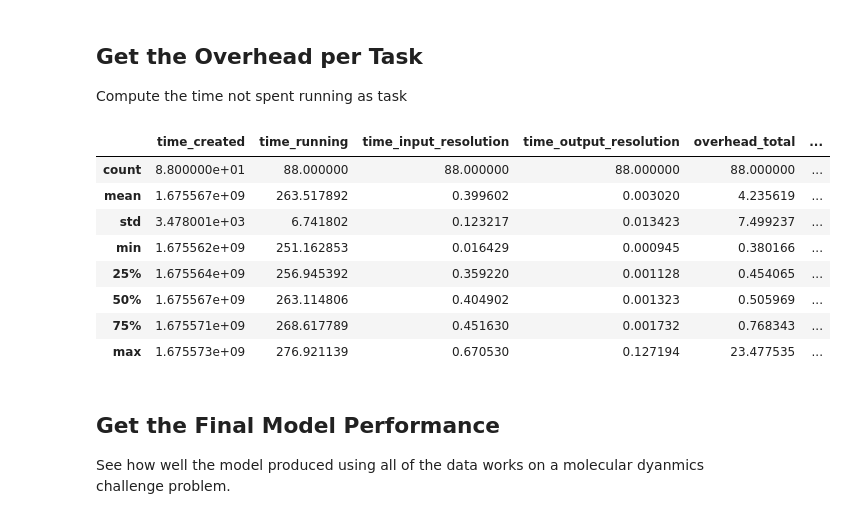
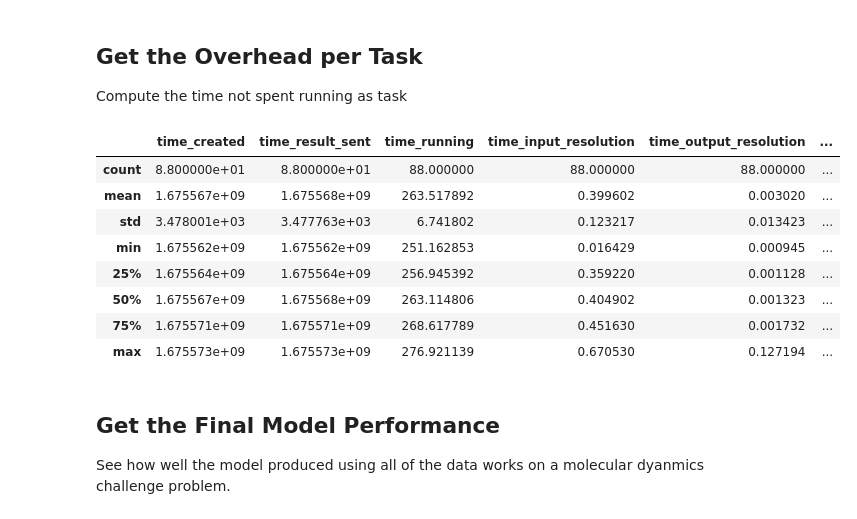
Before and after one commit to exalearn/multi-site-campaigns, a Jupyter notebook: finetuning-surrogates/notebooks/0_post-process-runs.ipynb, the cells around one changed output. Cells and saved outputs as stored; diff of their text form; code cells hidden in the pictures.

```diff
--- a/finetuning-surrogates/notebooks/0_post-process-runs.ipynb
+++ b/finetuning-surrogates/notebooks/0_post-process-runs.ipynb
@@ -317,45 +317,45 @@ def get_overhead_times(results: pd.DataFrame) -> pd.DataFrame:
         if x is None or len(x) == 0:
             return 0
         return sum(x['resolve']['avg_time_ms'] * x['resolve']['calls'] for x in x.values() if 'resolve' in x) / 1000
     tasks['time_input_resolution'] = tasks['proxy_timing'].apply(_get_resolve_time)
 
     # Get the time waiting for the result to show up
     def _get_resolve(x):
         if 'result_proxy_stats' not in x or 'resolve' not in x['result_proxy_stats']:
             return 0
         return x['result_proxy_stats']['resolve']['avg_time_ms'] / 1000
     tasks['time_output_resolution'] = tasks['task_info'].apply(_get_resolve)
 
     # Get the total overhead
     #  Total elapsed: (Result received + + all outputs resolved) - time started
     #  Total running: Time running - time to resolve inputs
-    tasks['overhead_total'] = tasks['time_result_received'] - tasks['time_created'] - (tasks['time_running'] - tasks['time_input_resolution'])
+    tasks['overhead_total'] = tasks['time_result_sent'] - tasks['time_created'] - (tasks['time_running'] - tasks['time_input_resolution'])
     tasks['overhead_sending'] = tasks['time_compute_started'] - tasks['time_created'] - tasks['time_serialize_inputs'] + tasks['time_input_resolution']
 
     # Compute the time compute finished
     tasks['time_compute_done'] = tasks['time_compute_started'] + tasks['time_deserialize_inputs'] + tasks['time_async_resolve_proxies'] + tasks['time_running']
 
     # Compute the difference between the completion time and when it was received by the thinker
     serialization_cols = [c for c in tasks.columns if 'serialize' in c]
     tasks['overhead_serialization'] = tasks[serialization_cols].sum(axis=1)
 
     # Compute the receiving component
-    tasks['overhead_reporting'] = tasks['time_result_received'] - tasks['time_compute_done'] + tasks['time_output_resolution']
+    tasks['overhead_reporting'] = tasks['time_result_sent'] - tasks['time_compute_done']
 
     # Only return a subset of the calculations
     overhead_cols = [c for c in tasks.columns if c.startswith('overhead')]
-    return tasks[['method', 'machine', 'time_created', 'time_running', 'time_input_resolution', 'time_output_resolution'] + overhead_cols]
+    return tasks[['method', 'machine', 'time_created', 'time_result_sent', 'time_running', 'time_input_resolution', 'time_output_resolution'] + overhead_cols]
 get_overhead_times(results).query('method=="train"').describe()
 # %% [output]
-|  | time_created | time_running | time_input_resolution | time_output_resolution | overhead_total | ... |
-| count | 8.800000e+01 | 88.000000 | 88.000000 | 88.000000 | 88.000000 | ... |
-| mean | 1.675567e+09 | 263.517892 | 0.399602 | 0.003020 | 4.235619 | ... |
-| std | 3.478001e+03 | 6.741802 | 0.123217 | 0.013423 | 7.499237 | ... |
-| min | 1.675562e+09 | 251.162853 | 0.016429 | 0.000945 | 0.380166 | ... |
-| 25% | 1.675564e+09 | 256.945392 | 0.359220 | 0.001128 | 0.454065 | ... |
-| 50% | 1.675567e+09 | 263.114806 | 0.404902 | 0.001323 | 0.505969 | ... |
-| 75% | 1.675571e+09 | 268.617789 | 0.451630 | 0.001732 | 0.768343 | ... |
-| max | 1.675573e+09 | 276.921139 | 0.670530 | 0.127194 | 23.477535 | ... |
+|  | time_created | time_result_sent | time_running | time_input_resolution | time_output_resolution | ... |
+| count | 8.800000e+01 | 8.800000e+01 | 88.000000 | 88.000000 | 88.000000 | ... |
+| mean | 1.675567e+09 | 1.675568e+09 | 263.517892 | 0.399602 | 0.003020 | ... |
+| std | 3.478001e+03 | 3.477763e+03 | 6.741802 | 0.123217 | 0.013423 | ... |
+| min | 1.675562e+09 | 1.675562e+09 | 251.162853 | 0.016429 | 0.000945 | ... |
+| 25% | 1.675564e+09 | 1.675564e+09 | 256.945392 | 0.359220 | 0.001128 | ... |
+| 50% | 1.675567e+09 | 1.675568e+09 | 263.114806 | 0.404902 | 0.001323 | ... |
+| 75% | 1.675571e+09 | 1.675571e+09 | 268.617789 | 0.451630 | 0.001732 | ... |
+| max | 1.675573e+09 | 1.675573e+09 | 276.921139 | 0.670530 | 0.127194 | ... |
 # %% [markdown]
 ## Get the Final Model Performance
 See how well the model produced using all of the data works on a molecular dyanmics challenge problem.
```
Also changed, not shown: parts of 8 cells of this notebook, 8 other files.
